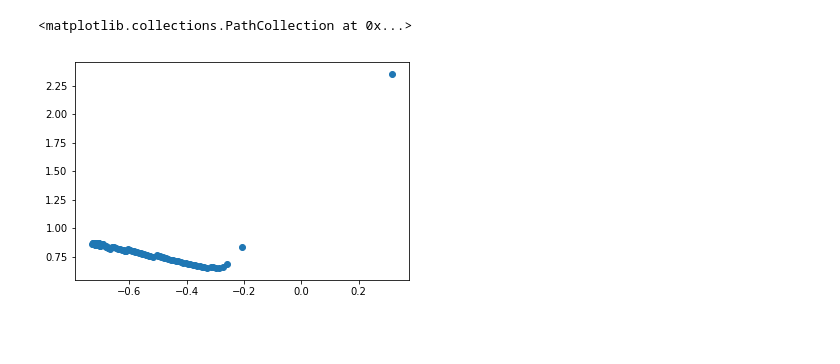
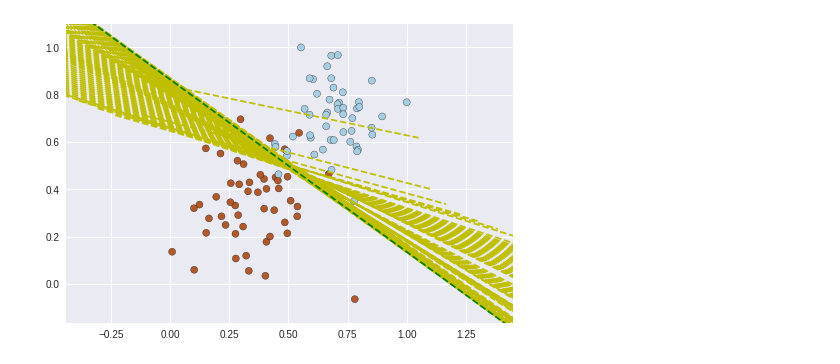
Before and after one commit to matheus-asilva/machine_learning_nd, a Jupyter notebook: supervised_learning/algorithms/perceptron_algorithm/perceptron.ipynb, the cells around one changed output. Drawn from its saved outputs; the diff is of its cells as text; code cells hidden in the pictures; blank space fills up the shorter version.

```diff
--- a/supervised_learning/algorithms/perceptron_algorithm/perceptron.ipynb
+++ b/supervised_learning/algorithms/perceptron_algorithm/perceptron.ipynb
@@ -81,5 +97,26 @@ y_hat = result_df['Y_hat'].values
-# %%
-plt.scatter(x_hat,y_hat)
-# %% [output]
-<matplotlib.collections.PathCollection at 0x...>
-[figure, removed]
+# %%
+# Plot a line from slope and intercept
+from matplotlib.colors import ListedColormap
+
+def abline(slope, intercept, pattern):
+    axes = plt.gca()
+    x_vals = np.array(axes.get_xlim())
+    y_vals = intercept + slope * x_vals
+    plt.plot(x_vals, y_vals, pattern)
+
+counter = 1
+for line in results:
+    slope, intercept = line[0], line[1]
+    if len(results) == counter:
+        abline(slope, intercept, 'g--') # last line
+    else:
+        abline(slope, intercept, 'y--') # Intermediatte line
+    counter = counter + 1
+
+plt.scatter(X[:,0], X[:,1], c=y, cmap='Paired', edgecolors='k')
+plt.axis('equal')
+plt.xlim((X[:,0].min() - 0.1, X[:,0].max() + 0.1))
+plt.ylim((X[:,1].min() - 0.1, X[:,1].max() + 0.1))
+plt.show()
+# %% [output]
+[figure, added]
```
Also changed, not shown: parts of 6 cells of this notebook.
